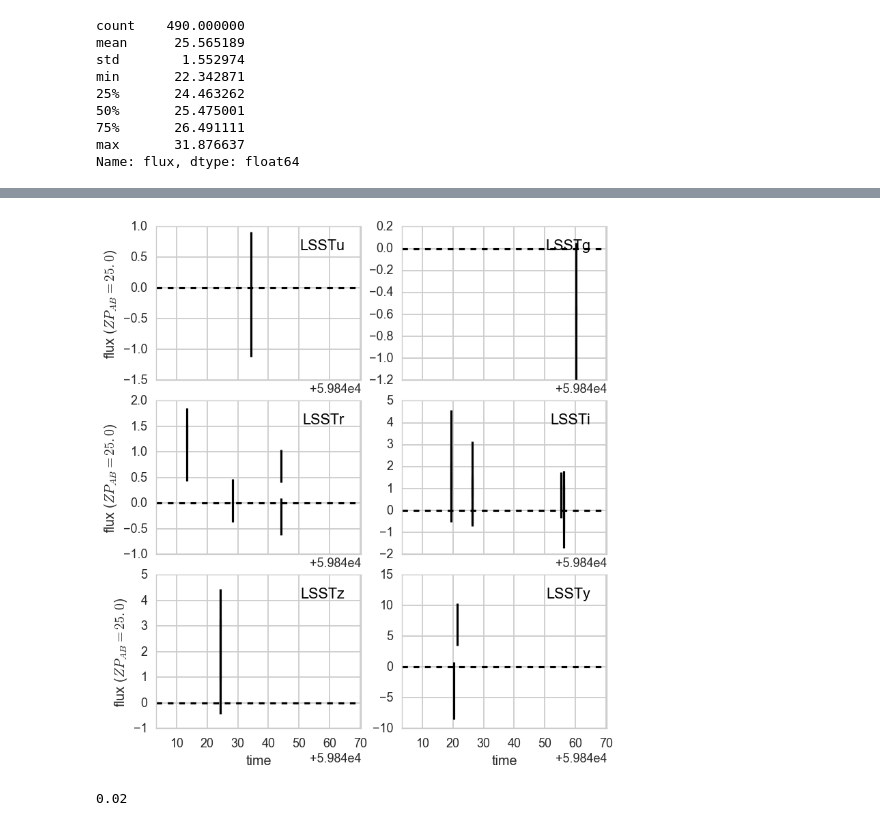
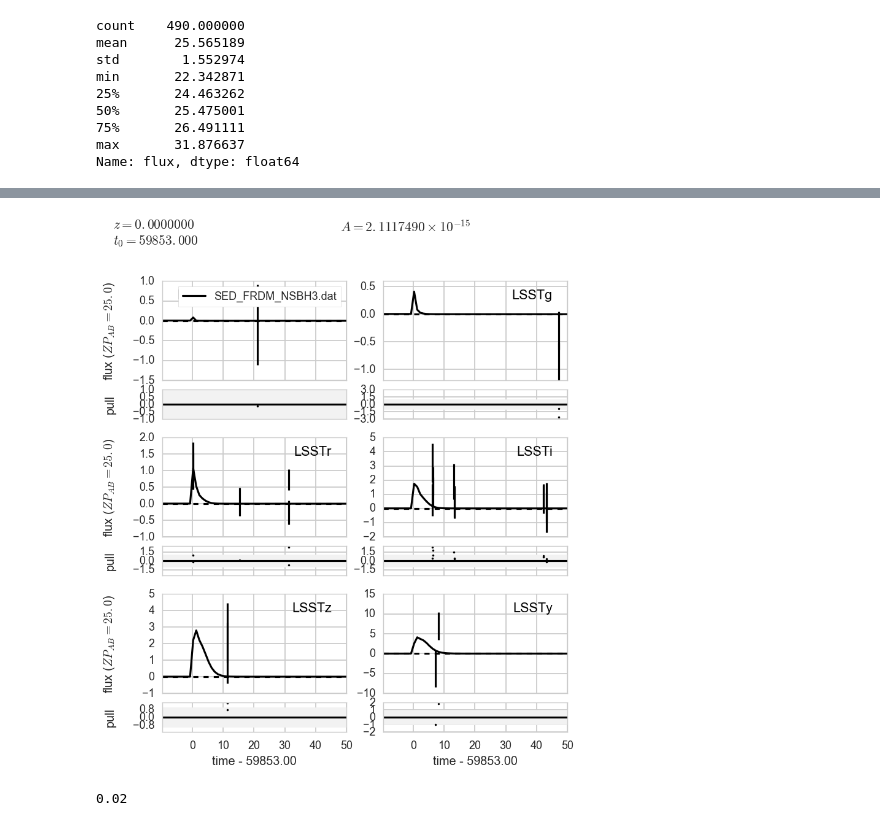
Before and after one commit to rbiswas4/emclc, a Jupyter notebook: examples/gw_emcounterparts.ipynb, the cells around one changed output, grey strips where cells are left out. Cells and saved outputs as stored; diff of their text form; code cells hidden in the pictures.

Commit message:
improved plots
- used coadds
- reduced time range to reasonable ranges
- Added model labels

	modified:   gw_emcounterparts.ipynb

```diff
--- a/examples/gw_emcounterparts.ipynb
+++ b/examples/gw_emcounterparts.ipynb
@@ -238,0 +235,6 @@ fig_ddf = sncosmo.plot_lc(ddflc_0.snCosmoLC(), color='k')
+# %%
+fig_ddf = sncosmo.plot_lc(ddflc_0.snCosmoLC(), color='k',
+                          show_model_params=True, model=gw0.gwmodel, model_label=gw0.ModelName)
+for axx in fig_ddf.axes:
+    axx.set_xlim(xmax=50)
+_ = fig_ddf
@@ -238,0 +245,6 @@ fig_ddf = sncosmo.plot_lc(ddflc_0.snCosmoLC(), color='k')
+# %%
+fig_ddf_coadd = sncosmo.plot_lc(ddflc_0.snCosmoLC(coaddTimes=1), color='k',
+                                show_model_params=True, model=gw0.gwmodel, model_label=gw0.ModelName)
+for axx in fig_ddf_coadd.axes:
+    axx.set_xlim(xmax=50)
+_ = fig_ddf_coadd
@@ -239,7 +253,11 @@ fig_ddf = sncosmo.plot_lc(ddflc_0.snCosmoLC(), color='k')
 # %%
-fig_wfd = sncosmo.plot_lc(wfdlc_0.snCosmoLC(), color='k')
+fig_wfd = sncosmo.plot_lc(wfdlc_0.snCosmoLC(),
+                          color='k', model=gw0.gwmodel, model_label=gw0.ModelName)
+for axx in fig_wfd.axes:
+    axx.set_xlim(xmax=50)
+_ = fig_wfd
 # %% [output]
-[figure, old version]
+[figure, new version]
 # %%
 fig_ddf.savefig('ddf_lc_0.png')
 fig_wfd.savefig('wfd_lc_0.png')
```
Also changed, not shown: parts of 7 cells of this notebook.
